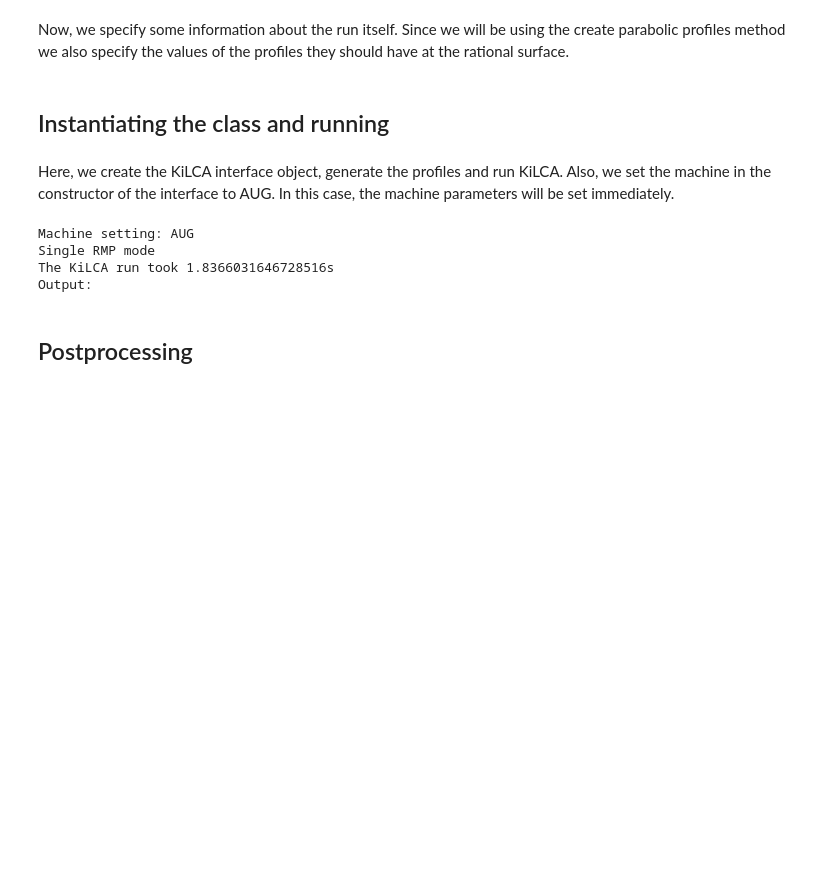
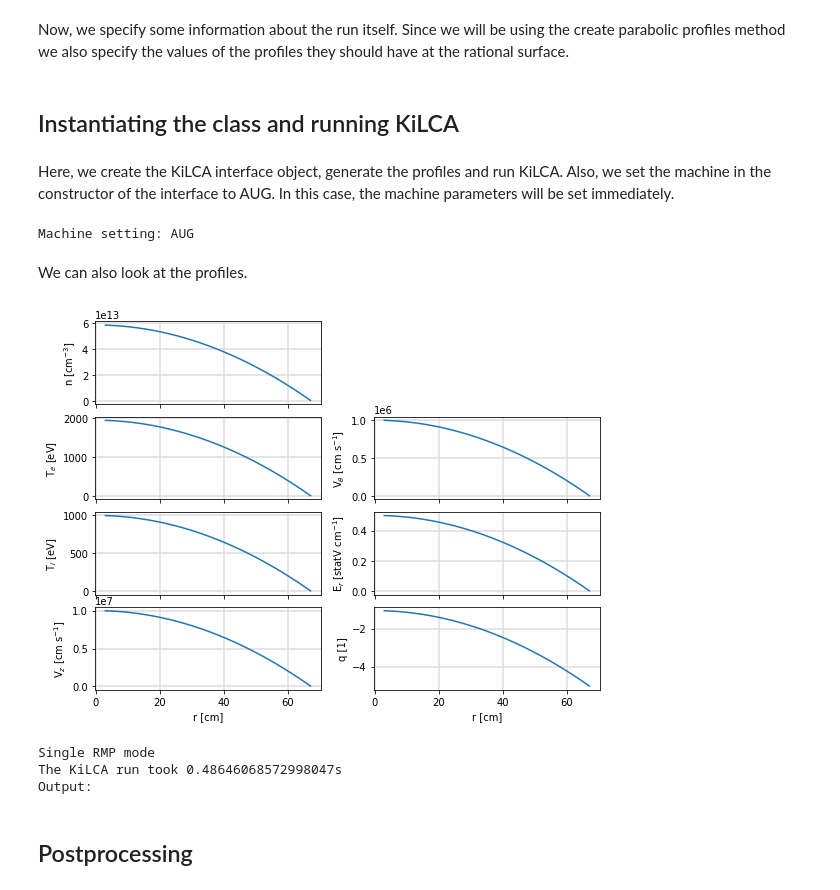
Before and after one commit to itpplasma/KAMEL, a Jupyter notebook: python/kilca_interface/tutorial/tutorial.ipynb, the cells around one changed output. Cells and saved outputs as stored; diff of their text form; code cells hidden in the pictures; blank space fills up the shorter version.

```diff
--- a/python/kilca_interface/tutorial/tutorial.ipynb
+++ b/python/kilca_interface/tutorial/tutorial.ipynb
@@ -48,7 +48,7 @@ a  = 67.2       # plasma radius. Must be smaller than rmax, otherwise profiles g
 shot = 0 # shot number. 0 because we use parabolic profiles
 time = 0 # time slice. 0 because we use parabolic profiles
 # %% [markdown]
-## Instantiating the class and running
+## Instantiating the class and running KiLCA
 # %% [markdown]
 Here, we create the KiLCA interface object, generate the profiles and run KiLCA. Also, we set the machine in the constructor of the interface to AUG. In this case, the machine parameters will be set immediately.
 # %%
@@ -57,18 +57,26 @@ kil_in = KiLCA_interface(shot, time, runpath, run_type, machine)
 kil_in.create_parabolic_profiles_from_res_surf(prof_path, q0, n0, Te0, Ti0,
                                                Vz0, Er0, Vth0, m_mode, n_mode,
                                                rmin, rmax, num, a)
-# if machine type was not set in the constructor:
-# kil_in.set_ASDEX(1)
-kil_in.set_modes(m_mode, n_mode)
-# write configuration files:
-kil_in.write()
-# run KiLCA:
-kil_in.run()
 # %% [output]
 Machine setting: AUG
-Single RMP mode
-The KiLCA run took 1.8366031646728516s
-Output:
+# %% [markdown]
+We can also look at the profiles.
+# %%
+kil_in.plt_profiles()
+# %% [output]
+[figure, added]
+# %%
+# if machine type was not set in the constructor:
+# kil_in.set_ASDEX(1)
+kil_in.set_modes(m_mode, n_mode)
+# write configuration files:
+kil_in.write()
+# run KiLCA:
+kil_in.run()
+# %% [output]
+Single RMP mode
+The KiLCA run took 0.48646068572998047s
+Output:
 # %% [markdown]
 ## Postprocessing
 # %% [markdown]
```
Also changed, not shown: parts of 5 cells of this notebook, 3 other files.
